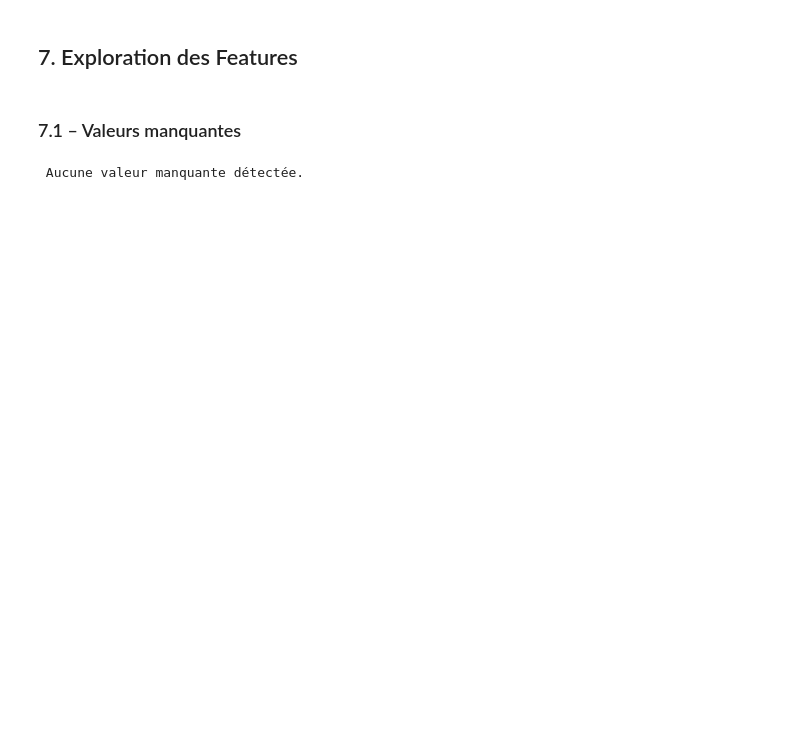
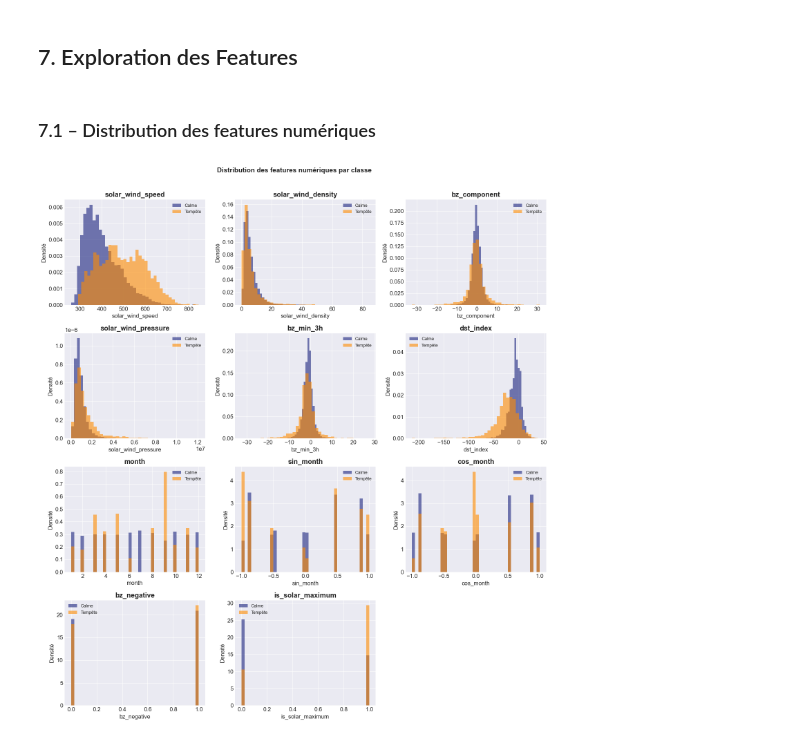
Before and after one commit to douae-rohand/PROJET_AURORAS, a Jupyter notebook: notebooks/01_discovery.ipynb, the cells around one changed output. Cells and saved outputs as stored; diff of their text form; code cells hidden in the pictures; blank space fills up the shorter version.

```diff
--- a/notebooks/01_discovery.ipynb
+++ b/notebooks/01_discovery.ipynb
@@ -220,17 +251,30 @@ Figure sauvegardée → data/class_distribution.png
 # %% [markdown]
 ## 7. Exploration des Features
 # %% [markdown]
-### 7.1 – Valeurs manquantes
+### 7.1 – Distribution des features numériques
-# %%
-missing = df.isnull().sum()
-missing_pct = (missing / len(df) * 100).round(2)
-missing_df = pd.DataFrame({'Valeurs manquantes': missing, '% du total': missing_pct})
-missing_df = missing_df[missing_df['Valeurs manquantes'] > 0].sort_values('% du total', ascending=False)
-
-if missing_df.empty:
-    print(' Aucune valeur manquante détectée.')
-else:
-    print(f'{len(missing_df)} colonnes avec des valeurs manquantes :')
-    display(missing_df)
-# %% [output]
- Aucune valeur manquante détectée.
+# %%
+if numeriques:
+    n_cols = 3
+    n_rows_plot = (len(numeriques) + n_cols - 1) // n_cols
+    fig, axes = plt.subplots(n_rows_plot, n_cols, figsize=(15, 4 * n_rows_plot))
+    axes = axes.flatten() if n_rows_plot > 1 else [axes]
+
+    for i, col in enumerate(numeriques):
+        for val, color, label in zip([0, 1], [COLOR_CALM, COLOR_STORM], ['Calme', 'Tempête']):
+            axes[i].hist(
+                df[df[TARGET] == val][col].dropna(),
+                bins=40, alpha=0.6, color=color, label=label, density=True
+            )
+        axes[i].set_title(col, fontweight='bold')
+        axes[i].legend(fontsize=9)
+        axes[i].set_xlabel(col)
+        axes[i].set_ylabel('Densité')
+
+    for j in range(i + 1, len(axes)):
+        axes[j].set_visible(False)
+
+    plt.suptitle('Distribution des features numériques par classe', fontsize=14, fontweight='bold', y=1.01)
+    plt.tight_layout()
+    plt.show()
+# %% [output]
+[figure, added]
```
Also changed, not shown: parts of 22 cells of this notebook, 6 other files.
